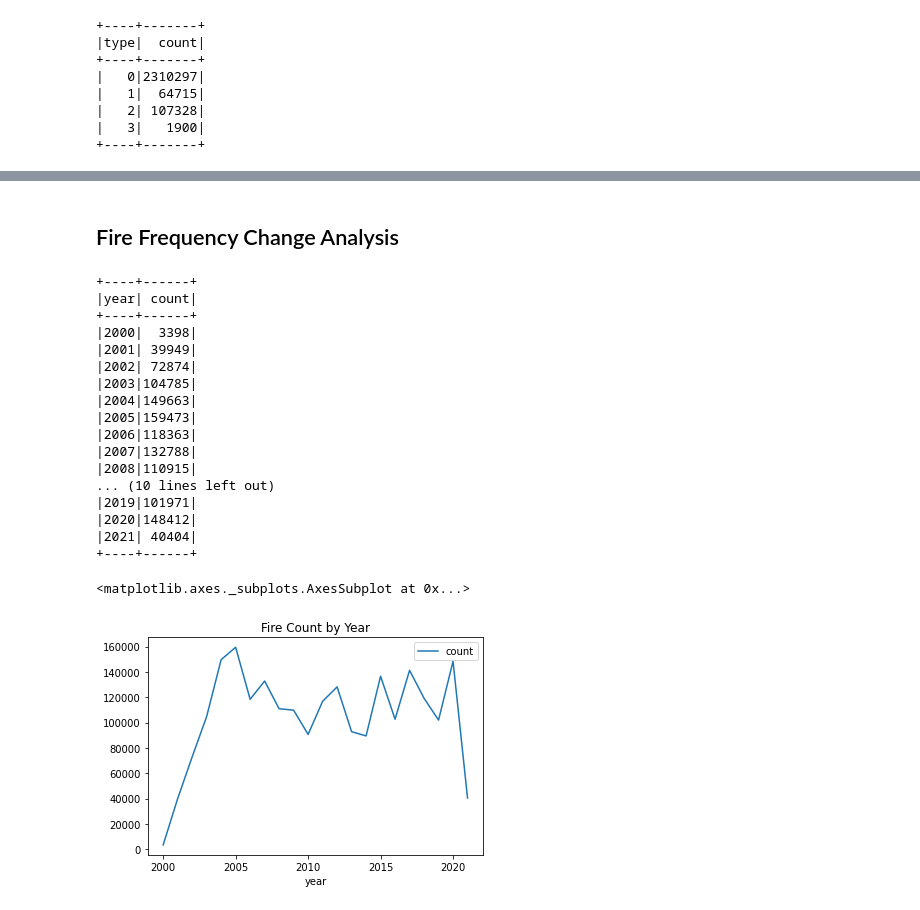
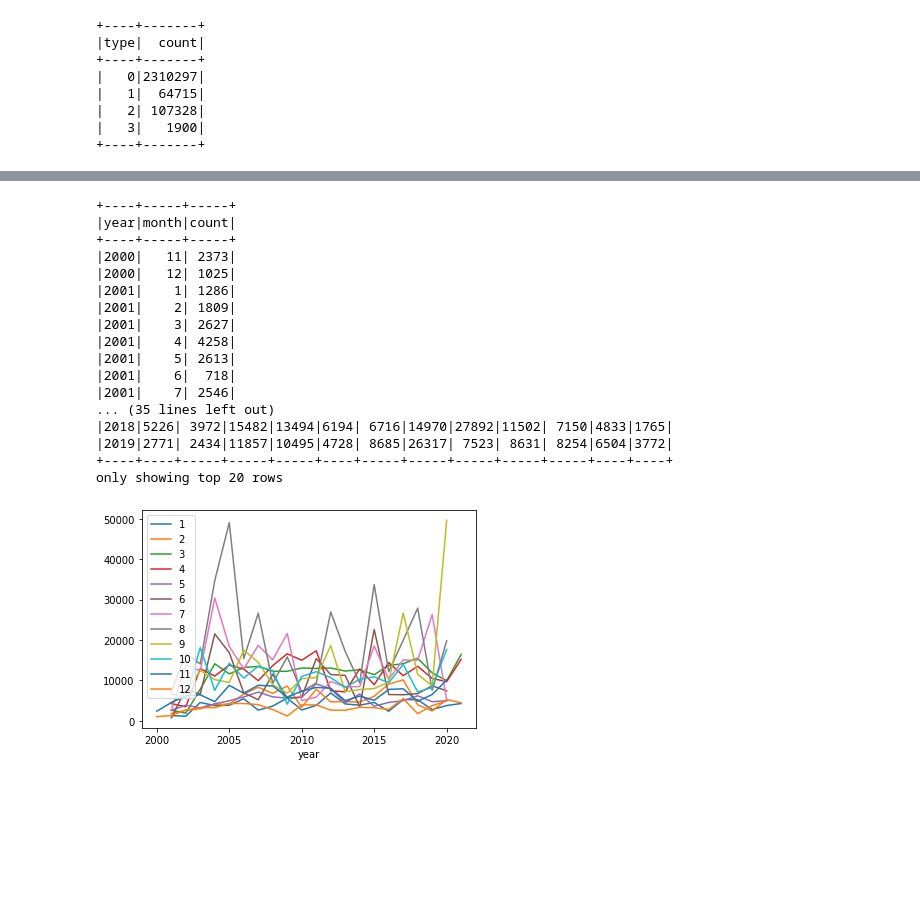
Before and after one commit to penfever/a-world-on-fire, a Jupyter notebook: bd_proj_subei.ipynb, the cells around one changed output, grey strips where cells are left out. Drawn from its saved outputs; the diff is of its cells as text; code cells hidden in the pictures; blank space fills up the shorter version.

```diff
--- a/bd_proj_subei.ipynb
+++ b/bd_proj_subei.ipynb
@@ -203,44 +199,55 @@ fireData.show()
 |  37.769| -81.6927|     302.3|2000|   11|  1|  16| 5.0|   0|
 +--------+---------+----------+----+-----+---+----+----+----+
 only showing top 20 rows
-# %% [markdown]
-## Fire Frequency Change Analysis
 # %%
 # Analyze fire frequency change across the US
-# Fire frequency by year
-fireByYear = fireData\
+fireFrequency = fireData\
+    .groupBy("year", "month")\
+    .count()\
+    .orderBy("year", "month")
+
+fireFrequency.show()
+
+# Change of fire frequency by month
+frequencyPivot = fireFrequency\
     .groupBy("year")\
-    .count()\
+    .pivot("month")\
+    .sum("count")\
     .orderBy("year")
 
-fireByYear.show(22)
+frequencyPivot.show()
 
-# Visualization of fire frequency by year
+# Visualization of fire frequency change
 import pandas as pd
 import matplotlib.pyplot as plt
 
-pdDF1 = fireByYear.toPandas()
-pdDF1.plot(kind = 'line',
-           x = 'year',
-           y = 'count',
-           title = 'Fire Count by Year')
+pdDF = fireFrequency.toPandas()
+fig, ax = plt.subplots()
+for key, grp in pdDF.groupby(['month']):
+    ax = grp.plot(ax = ax,
+                  kind = 'line',
+                  x = 'year',
+                  y = 'count',
+                  label = key)
+
+plt.legend(loc='best')
+plt.show()
 # %% [output]
-+----+------+
-|year| count|
-+----+------+
-|2000|  3398|
-|2001| 39949|
-|2002| 72874|
-|2003|104785|
-|2004|149663|
-|2005|159473|
-|2006|118363|
-|2007|132788|
-|2008|110915|
-... (10 lines left out)
-|2019|101971|
-|2020|148412|
-|2021| 40404|
-+----+------+
++----+-----+-----+
+|year|month|count|
++----+-----+-----+
+|2000|   11| 2373|
+|2000|   12| 1025|
+|2001|    1| 1286|
+|2001|    2| 1809|
+|2001|    3| 2627|
+|2001|    4| 4258|
+|2001|    5| 2613|
+|2001|    6|  718|
+|2001|    7| 2546|
+... (35 lines left out)
+|2018|5226| 3972|15482|13494|6194| 6716|14970|27892|11502| 7150|4833|1765|
+|2019|2771| 2434|11857|10495|4728| 8685|26317| 7523| 8631| 8254|6504|3772|
++----+----+-----+-----+-----+----+-----+-----+-----+-----+-----+----+----+
+only showing top 20 rows
-<matplotlib.axes._subplots.AxesSubplot at 0x...>
-[figure, old version]
+[figure, new version]
```
Also changed, not shown: parts of 6 cells of this notebook.
